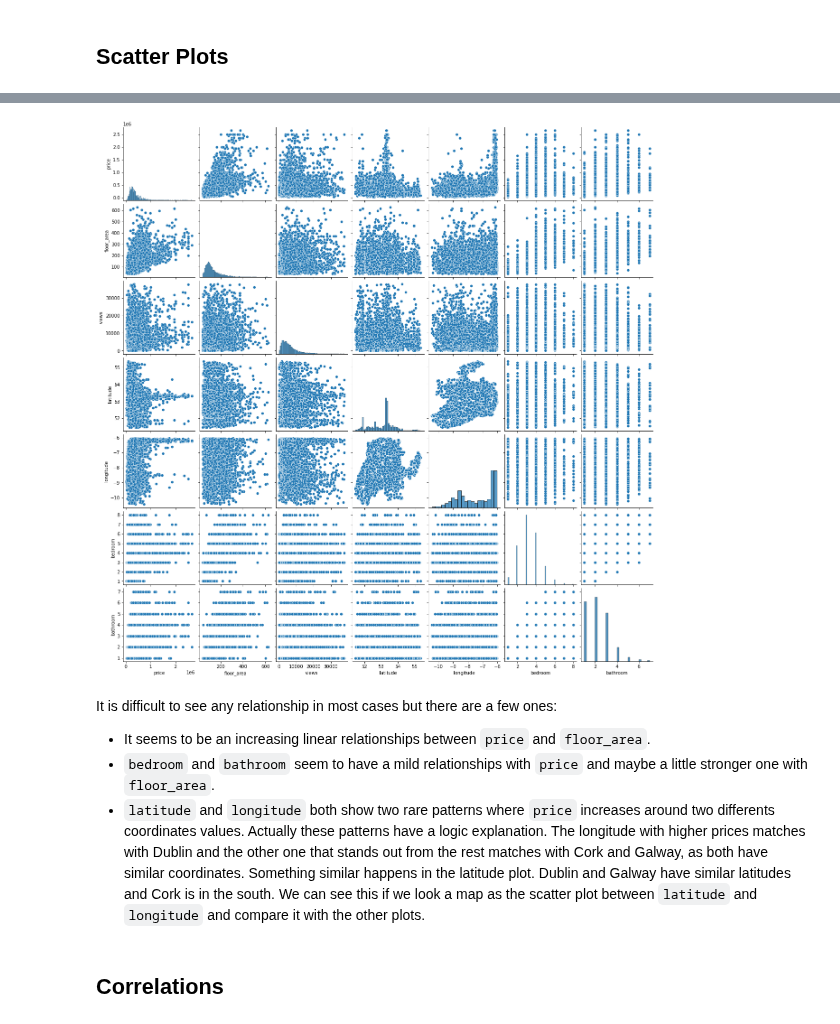
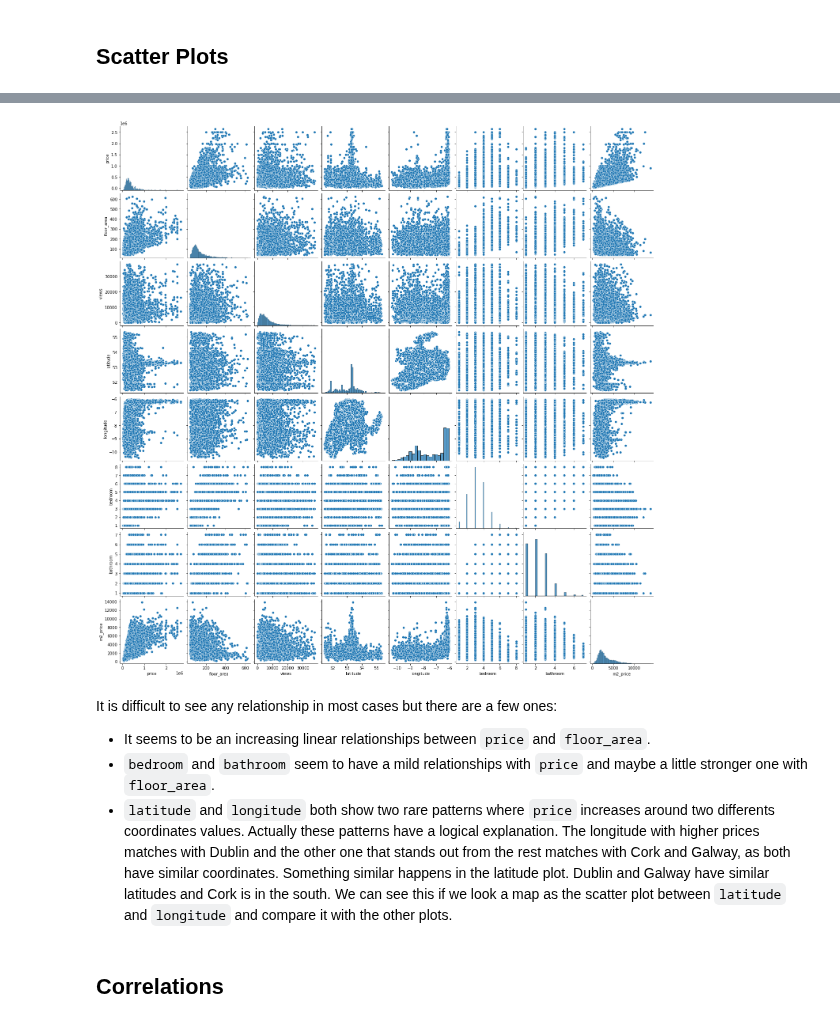
Before and after one commit to javiicc/Identifying_Potential_Investment_Opportunities_In_The_Irish_Real_Estate_Market_Using_MachineLearning, a Jupyter notebook: investment-opportunities/notebooks/Data_Analysis.ipynb, the cells around one changed output, grey strips where cells are left out. Saved outputs shown, nothing was run; the diff lists cells and outputs as text; code cells hidden in the pictures.

```diff
--- a/investment-opportunities/notebooks/Data_Analysis.ipynb
+++ b/investment-opportunities/notebooks/Data_Analysis.ipynb
@@ -1016,27 +1046,24 @@ We are going to use scatter plots in order to figure out relationships between v
 # %%
 variables = ['price',
              'floor_area',
              'views',
              'latitude',
              'longitude',
              'bedroom',
              'bathroom',
-            # 'm2_price'
+             'm2_price',
             ]
 
 sns.pairplot(sale_out[variables],
              kind= 'scatter'
             );
 # %% [output]
-[figure, old version]
+[figure, new version]
 # %% [markdown]
 It is difficult to see any relationship in most cases but there are a few ones:
 - It seems to be an increasing linear relationships between `price` and `floor_area`.
 - `bedroom` and `bathroom` seem to have a mild relationships with `price` and maybe a little stronger one with `floor_area`.
-- `latitude` and `longitude` both show two rare patterns where `price` increases around two differents coordinates values. Actually these patterns have a logic explanation.
-The longitude with higher prices matches with Dublin and the other one that stands out from the rest matches with Cork and Galway, as both have similar coordinates.
-Something similar happens in the latitude plot. Dublin and Galway have similar latitudes and Cork is in the south.
-We can see this if we look a map as the scatter plot between `latitude` and `longitude` and compare it with the other plots.
+- `latitude` and `longitude` both show two rare patterns where `price` increases around two differents coordinates values. Actually these patterns have a logical explanation. The longitude with higher prices matches with Dublin and the other one that stands out from the rest matches with Cork and Galway, as both have similar coordinates. Something similar happens in the latitude plot. Dublin and Galway have similar latitudes and Cork is in the south. We can see this if we look a map as the scatter plot between `latitude` and `longitude` and compare it with the other plots.
 # %% [markdown]
 ## Correlations
 # %% [markdown]
```
Also changed, not shown: parts of 14 cells of this notebook, 3 other files.
